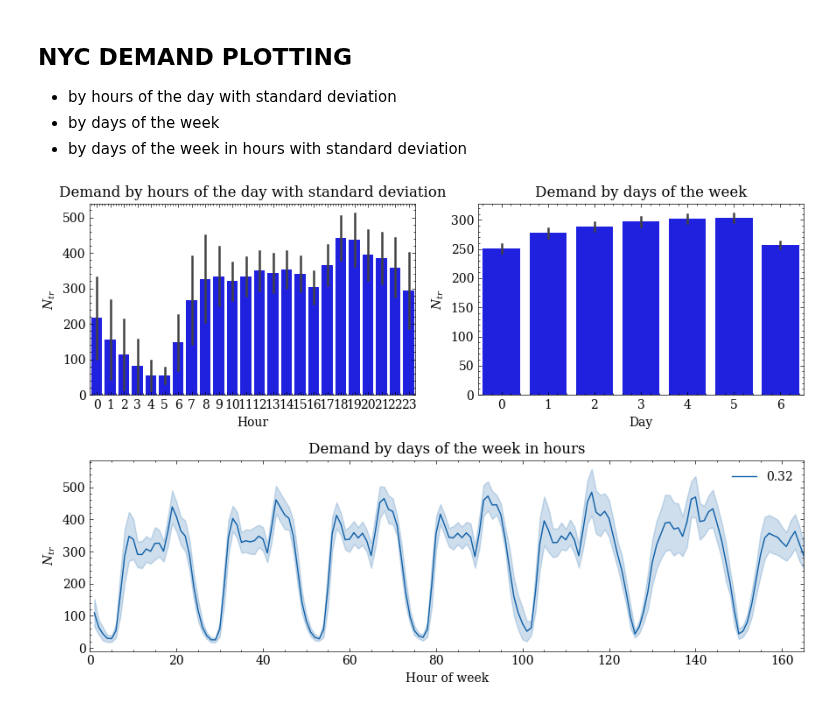
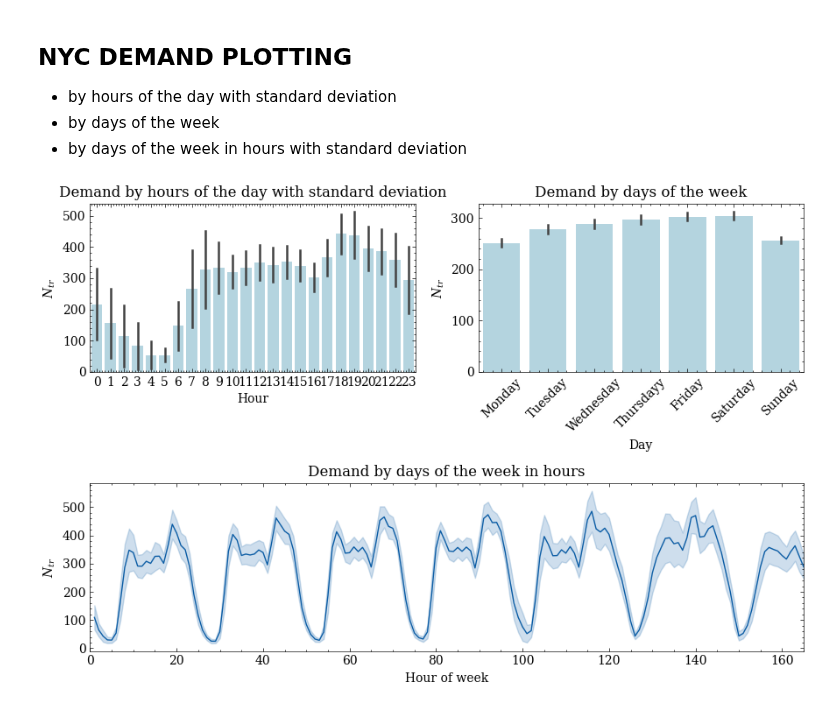
Before and after one commit to OlhaShulikaUJ/ExMAS-plotting, a Jupyter notebook: NYC DEMAND.ipynb, the cells around one changed output. Cells and saved outputs as stored; diff of their text form; code cells hidden in the pictures.

```diff
--- a/NYC DEMAND.ipynb
+++ b/NYC DEMAND.ipynb
@@ -23,34 +23,35 @@ ax2 = plt.subplot2grid((2,2), (0,1))
 ax3 = plt.subplot2grid((2,2), (1,0), colspan=2)
 
 ax=ax1
 to_plot = df
 df['Trips']=df['Demand_size']*2 #the number of trips equals the demand for half an hour multiplied by 2
-sns.barplot(data = to_plot, x = df.Start_time.dt.hour, y="Trips", ax = ax, errorbar="sd", color='blue')
+sns.barplot(data = to_plot, x = df.Start_time.dt.hour, y="Trips", ax = ax, errorbar="sd", color='lightblue')
 to_plot.Start_time.dt.dayofweek.unique()
 ax1.set_xlabel('Hour') #the hour of the day
 ax1.set_ylabel('$N_{tr}$') #the number of trips/hour
 ax1.set_title("Demand by hours of the day with standard deviation")
 
 ax=ax2
 to_plot = df
 df['Trips']=df['Demand_size']*2 #the number of trips equals the demand for half an hour multiplied by 2
-sns.barplot(data = to_plot, x = df.Start_time.dt.dayofweek, y="Trips", ax = ax, color='blue')
+sns.barplot(data = to_plot, x = df.Start_time.dt.dayofweek, y="Trips", ax = ax, color='lightblue')
 to_plot.Start_time.dt.dayofweek.unique()
 ax2.set_xlabel('Day') #the day of the week
 ax2.set_ylabel('$N_{tr}$') #the number of trips/hour
 ax2.set_title("Demand by days of the week")
+ax2.set_xticklabels( ('Monday', 'Tuesday','Wednesday','Thursdayy', 'Friday','Saturday', 'Sunday'), rotation=45 )
 
 ax=ax3
 df['Trips']=df['Demand_size']*2 #the number of trips equals the demand for half an hour multiplied by 2
 df['Hour'] = df.Start_time.dt.hour
 for d in df.shared_discount.unique():
     to_plot = df
-    sns.lineplot(data = to_plot, x = 'hour_of_week', y = 'Trips', ax = ax, label = d, errorbar ='sd')
+    sns.lineplot(data = to_plot, x = 'hour_of_week', y = 'Trips', ax = ax, label = d, legend=False, errorbar ='sd')
 ax3.set_xlim(0,165)
 ax3.set_xlabel('Hour of week')
 ax3.set_ylabel('$N_{tr}$')
 ax3.set_title("Demand by days of the week in hours")
 
 fig.tight_layout()
 # %% [output]
-[figure, old version]
+[figure, new version]
```
